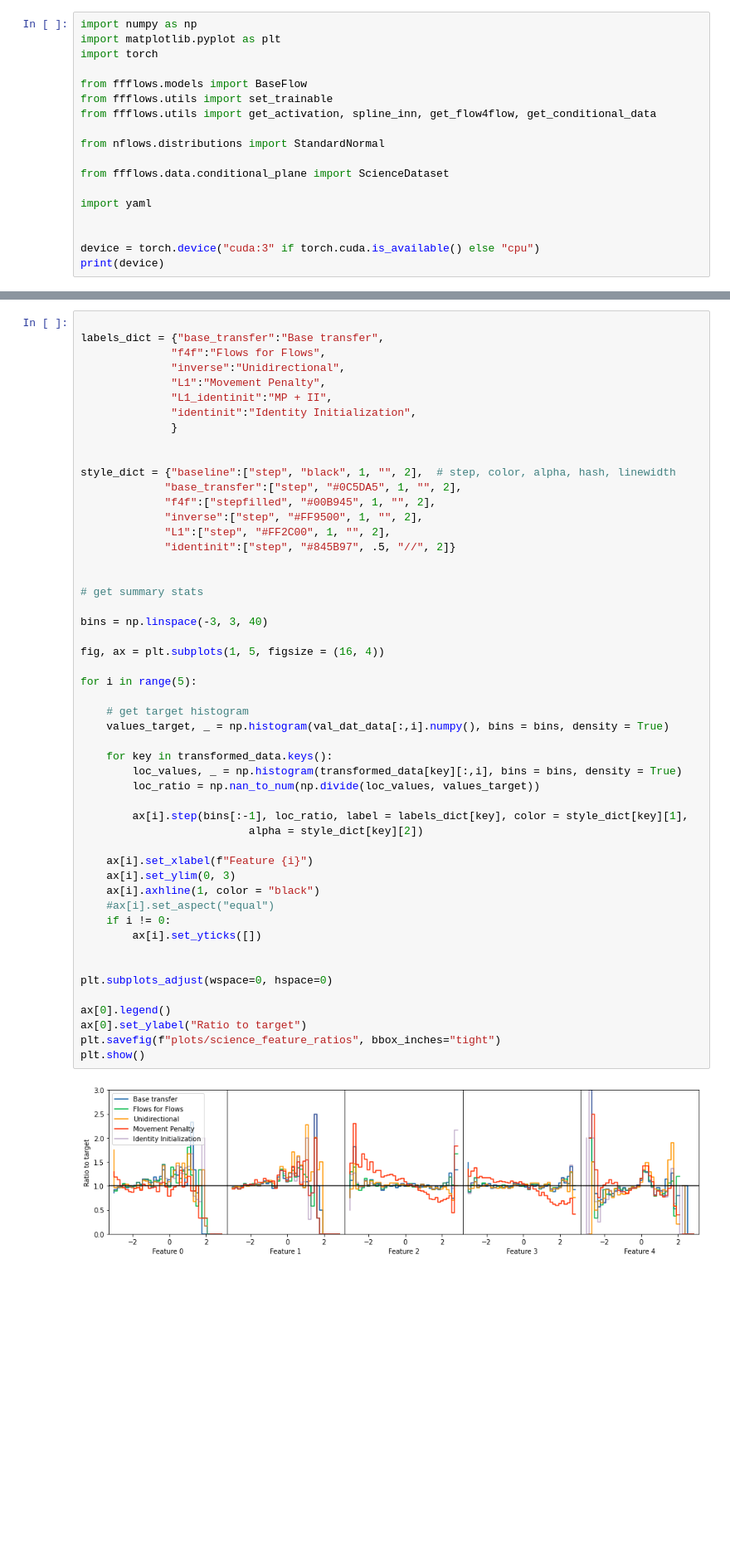
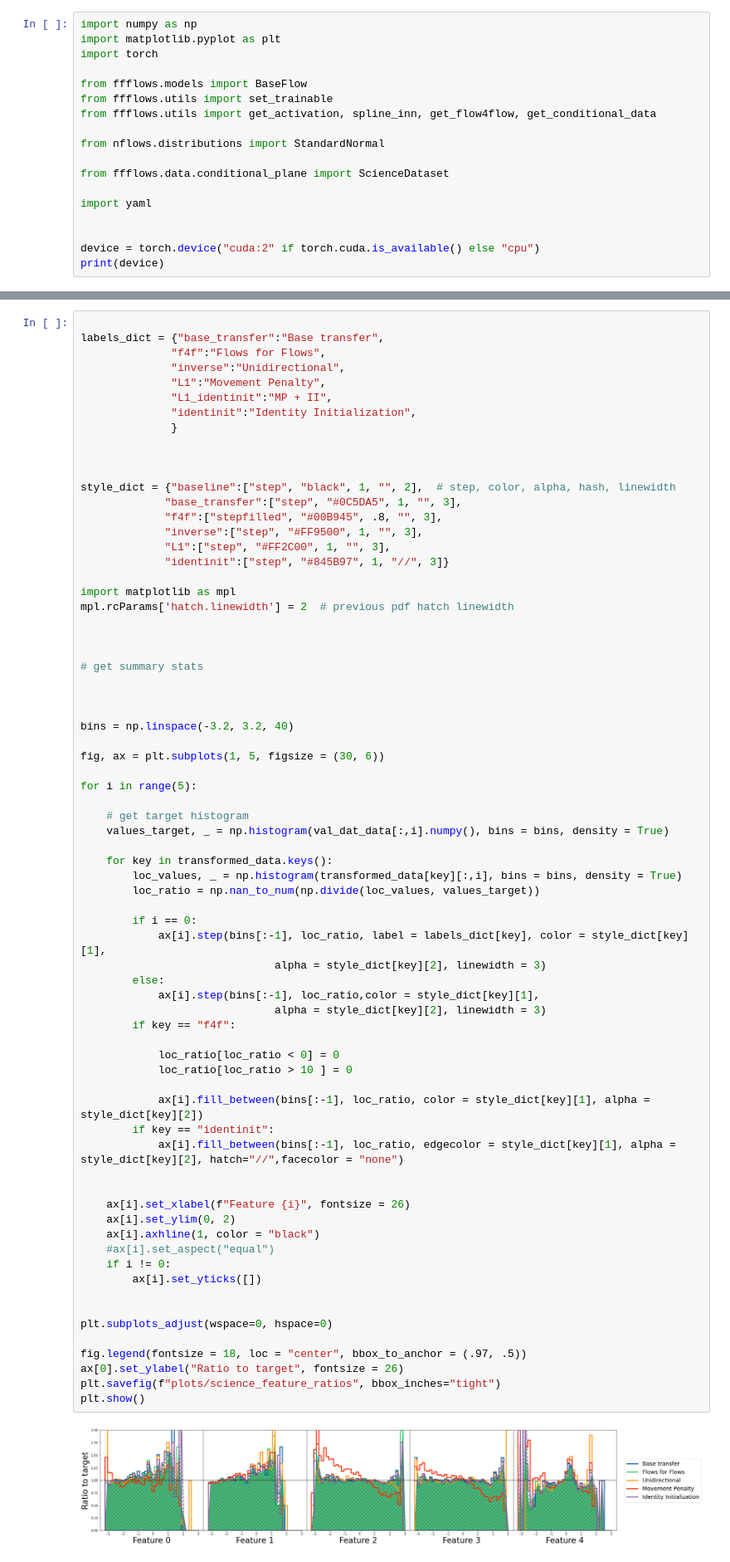
Before and after one commit to rmastand/flows4flows, a Jupyter notebook: paper_plots_science.ipynb, the cells around one changed output, grey strips where cells are left out. Shown: that part at 83% size. Saved outputs shown, nothing was run; the diff lists cells and outputs as text; blank space fills up the shorter version.

```diff
--- a/paper_plots_science.ipynb
+++ b/paper_plots_science.ipynb
@@ -14,6 +14,6 @@ from ffflows.data.conditional_plane import ScienceDataset
 import yaml
 
 
-device = torch.device("cuda:3" if torch.cuda.is_available() else "cpu")
+device = torch.device("cuda:2" if torch.cuda.is_available() else "cpu")
 print(device)
 # %% [output]
@@ -223,48 +223,68 @@ labels_dict = {"base_transfer":"Base transfer",
               }
 
 
+
 style_dict = {"baseline":["step", "black", 1, "", 2],  # step, color, alpha, hash, linewidth
-             "base_transfer":["step", "#0C5DA5", 1, "", 2],
-             "f4f":["stepfilled", "#00B945", 1, "", 2],
-             "inverse":["step", "#FF9500", 1, "", 2],
-             "L1":["step", "#FF2C00", 1, "", 2],
-             "identinit":["step", "#845B97", .5, "//", 2]}
+             "base_transfer":["step", "#0C5DA5", 1, "", 3],
+             "f4f":["stepfilled", "#00B945", .8, "", 3],
+             "inverse":["step", "#FF9500", 1, "", 3],
+             "L1":["step", "#FF2C00", 1, "", 3],
+             "identinit":["step", "#845B97", 1, "//", 3]}
+
+import matplotlib as mpl
+mpl.rcParams['hatch.linewidth'] = 2  # previous pdf hatch linewidth
+
 
 
 # get summary stats
 
-bins = np.linspace(-3, 3, 40)
 
-fig, ax = plt.subplots(1, 5, figsize = (16, 4))
+
+bins = np.linspace(-3.2, 3.2, 40)
+
+fig, ax = plt.subplots(1, 5, figsize = (30, 6))
 
 for i in range(5):
 
     # get target histogram
     values_target, _ = np.histogram(val_dat_data[:,i].numpy(), bins = bins, density = True)
 
     for key in transformed_data.keys():
         loc_values, _ = np.histogram(transformed_data[key][:,i], bins = bins, density = True)
         loc_ratio = np.nan_to_num(np.divide(loc_values, values_target))
 
-        ax[i].step(bins[:-1], loc_ratio, label = labels_dict[key], color = style_dict[key][1],
-                          alpha = style_dict[key][2])
+        if i == 0:
+            ax[i].step(bins[:-1], loc_ratio, label = labels_dict[key], color = style_dict[key][1],
+                              alpha = style_dict[key][2], linewidth = 3)
+        else:
+            ax[i].step(bins[:-1], loc_ratio,color = style_dict[key][1],
+                              alpha = style_dict[key][2], linewidth = 3)
+        if key == "f4f":
 
-    ax[i].set_xlabel(f"Feature {i}")
-    ax[i].set_ylim(0, 3)
+            loc_ratio[loc_ratio < 0] = 0
+            loc_ratio[loc_ratio > 10 ] = 0
+
+            ax[i].fill_between(bins[:-1], loc_ratio, color = style_dict[key][1], alpha = style_dict[key][2])
+        if key == "identinit":
+            ax[i].fill_between(bins[:-1], loc_ratio, edgecolor = style_dict[key][1], alpha = style_dict[key][2], hatch="//",facecolor = "none")
+
+
+    ax[i].set_xlabel(f"Feature {i}", fontsize = 26)
+    ax[i].set_ylim(0, 2)
     ax[i].axhline(1, color = "black")
     #ax[i].set_aspect("equal")
     if i != 0:
         ax[i].set_yticks([])
 
 
 plt.subplots_adjust(wspace=0, hspace=0)
 
-ax[0].legend()
-ax[0].set_ylabel("Ratio to target")
+fig.legend(fontsize = 18, loc = "center", bbox_to_anchor = (.97, .5))
+ax[0].set_ylabel("Ratio to target", fontsize = 26)
 plt.savefig(f"plots/science_feature_ratios", bbox_inches="tight")
 plt.show()
 # %% [output]
-[figure, old version]
+[figure, new version]
 # %% [markdown]
 # Distances traveled
 # %%
```
Also changed, not shown: parts of 5 cells of this notebook, 5 other files.
